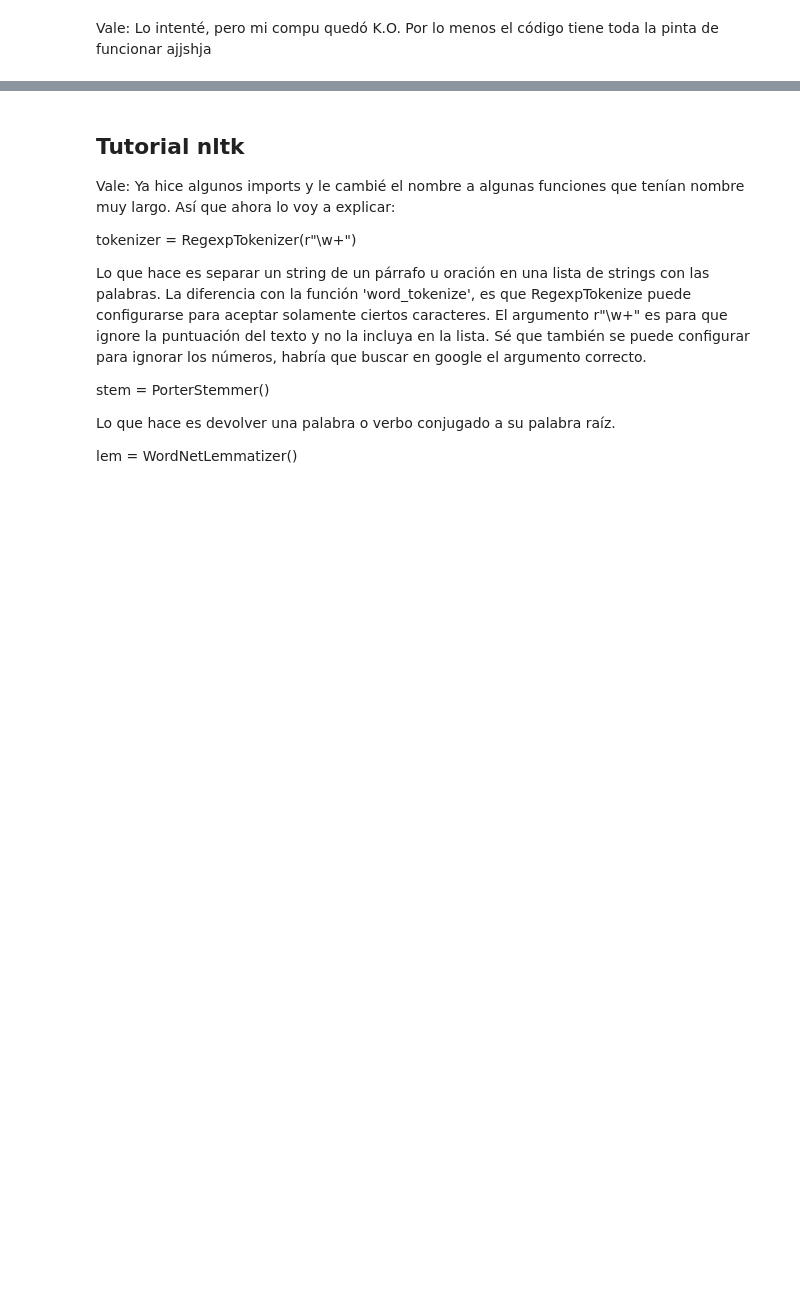
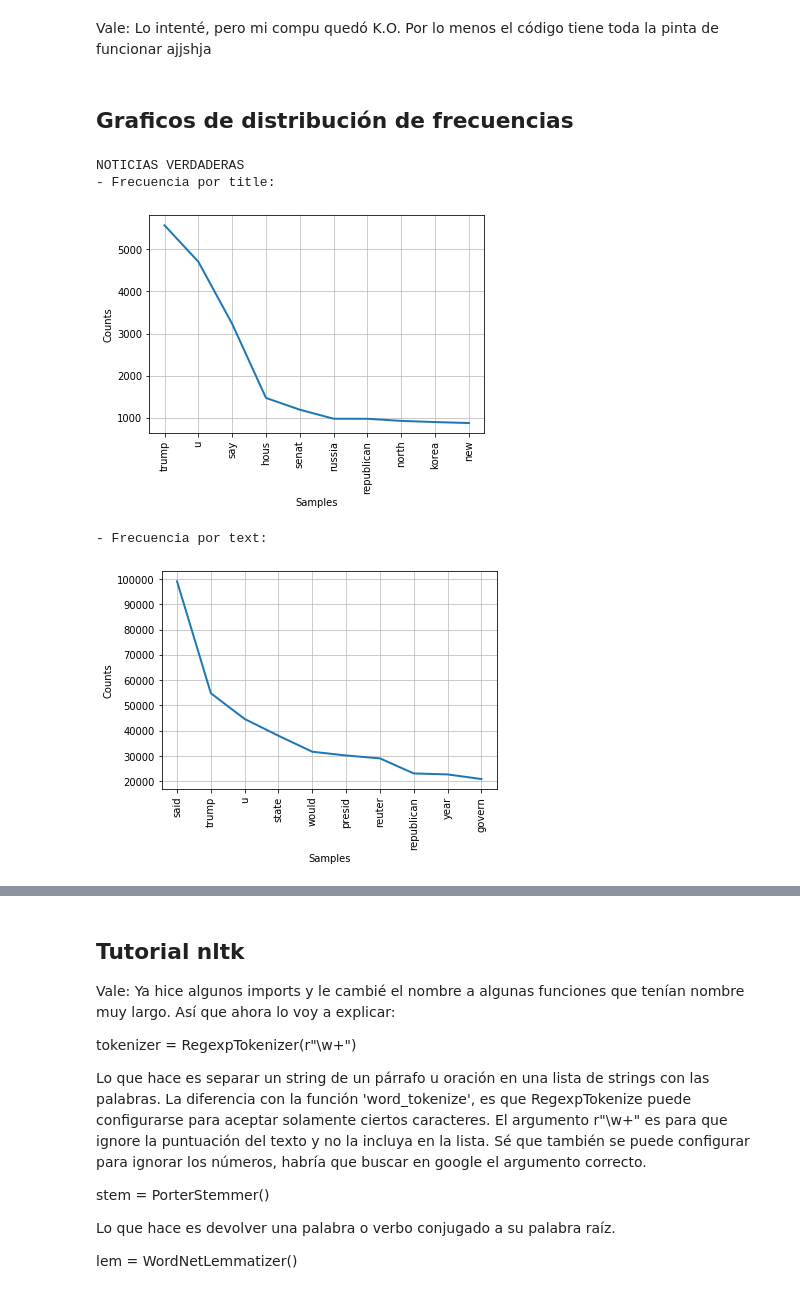
Before and after one commit to framunoz/Detector-Noticias-Falsas, a Jupyter notebook: codigo/01-Carga_de_datos.ipynb, the cells around one changed output, grey strips where cells are left out. Drawn from its saved outputs; the diff is of its cells as text; code cells hidden in the pictures; blank space fills up the shorter version.

```diff
--- a/codigo/01-Carga_de_datos.ipynb
+++ b/codigo/01-Carga_de_datos.ipynb
@@ -743,3 +774,23 @@ show_wordcloud(FAKE_TEXT,
 [figure]
 # %% [markdown]
 Vale: Lo intenté, pero mi compu quedó K.O. Por lo menos el código tiene toda la pinta de funcionar ajjshja
+# %% [markdown]
+## Graficos de distribución de frecuencias
+# %%
+def word_frequency(data, n):
+    for col in ['title', 'text']:
+        word_array = []
+        for row in data[col]:
+            for word in row.split(' '):
+                word_array.append(word)
+        print(f'- Frecuencia por {col}:')
+        FreqDist(word_array).plot(n)
+# %%
+print('NOTICIAS VERDADERAS')
+word_frequency(df_true_proc, 10)
+# %% [output]
+NOTICIAS VERDADERAS
+- Frecuencia por title:
+[figure, added]
+- Frecuencia por text:
+[figure, added]
```
Also changed, not shown: parts of 16 cells of this notebook, 1 other file.
